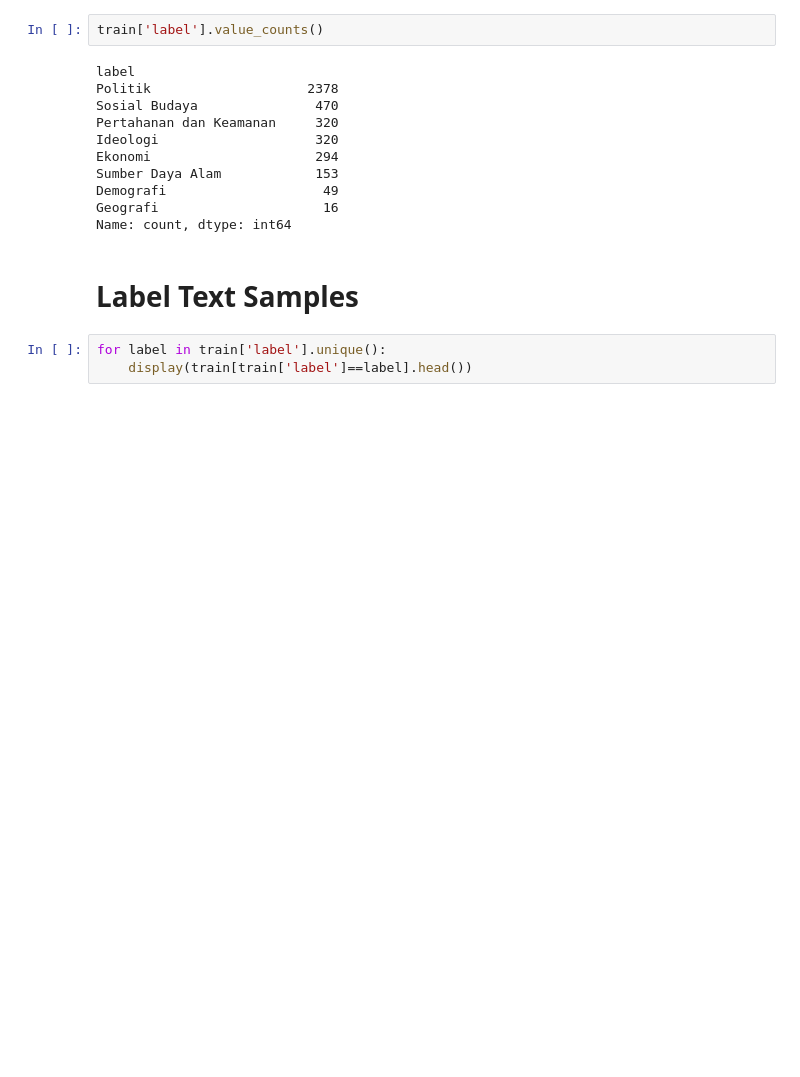
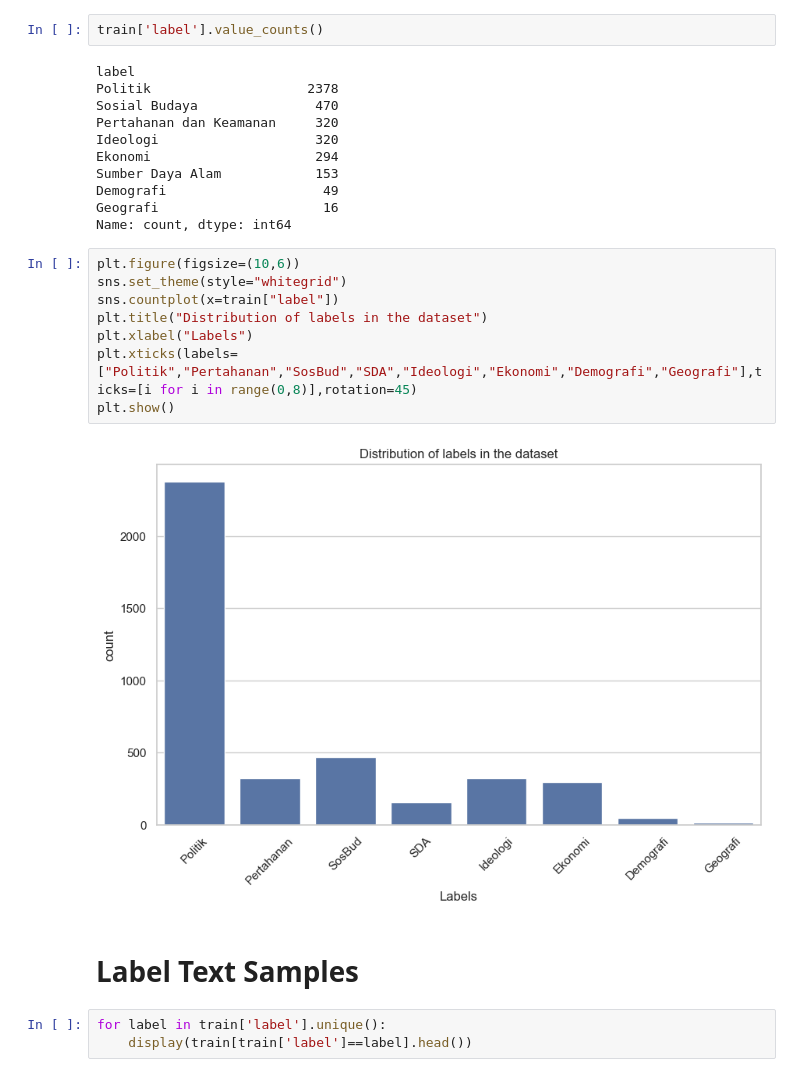
Before and after one commit to kirisame-ame/playground0x2, a Jupyter notebook: main.ipynb, the cells around one changed output. Drawn from its saved outputs; the diff is of its cells as text; blank space fills up the shorter version.

```diff
--- a/main.ipynb
+++ b/main.ipynb
@@ -45,6 +45,16 @@ Sumber Daya Alam            153
 Demografi                    49
 Geografi                     16
 Name: count, dtype: int64
+# %%
+plt.figure(figsize=(10,6))
+sns.set_theme(style="whitegrid")
+sns.countplot(x=train["label"])
+plt.title("Distribution of labels in the dataset")
+plt.xlabel("Labels")
+plt.xticks(labels=["Politik","Pertahanan","SosBud","SDA","Ideologi","Ekonomi","Demografi","Geografi"],ticks=[i for i in range(0,8)],rotation=45)
+plt.show()
+# %% [output]
+[figure, added]
 # %% [markdown]
 # Label Text Samples
 # %%
```
Also changed, not shown: parts of 41 cells of this notebook, 2 other files.
